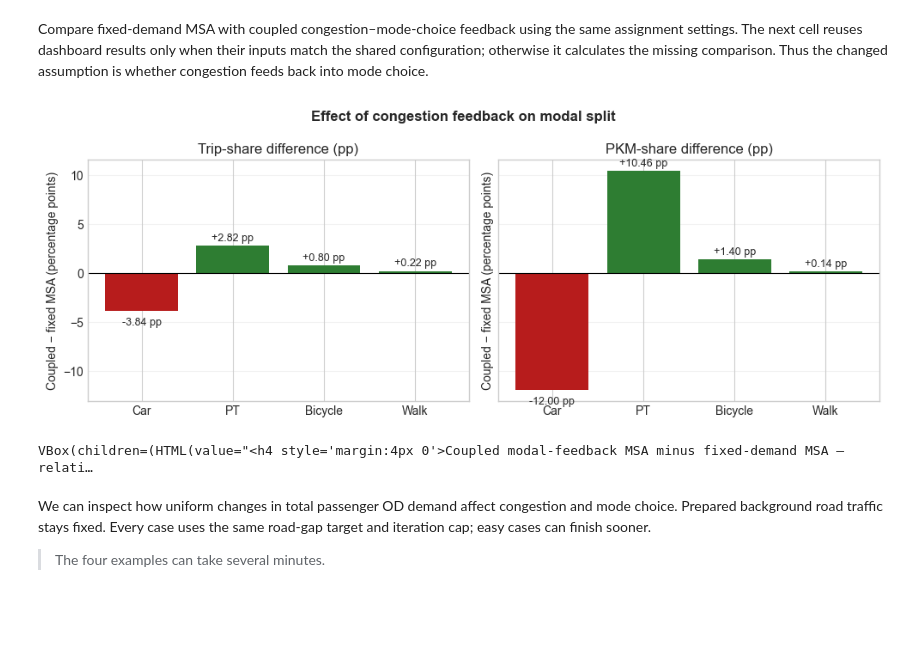
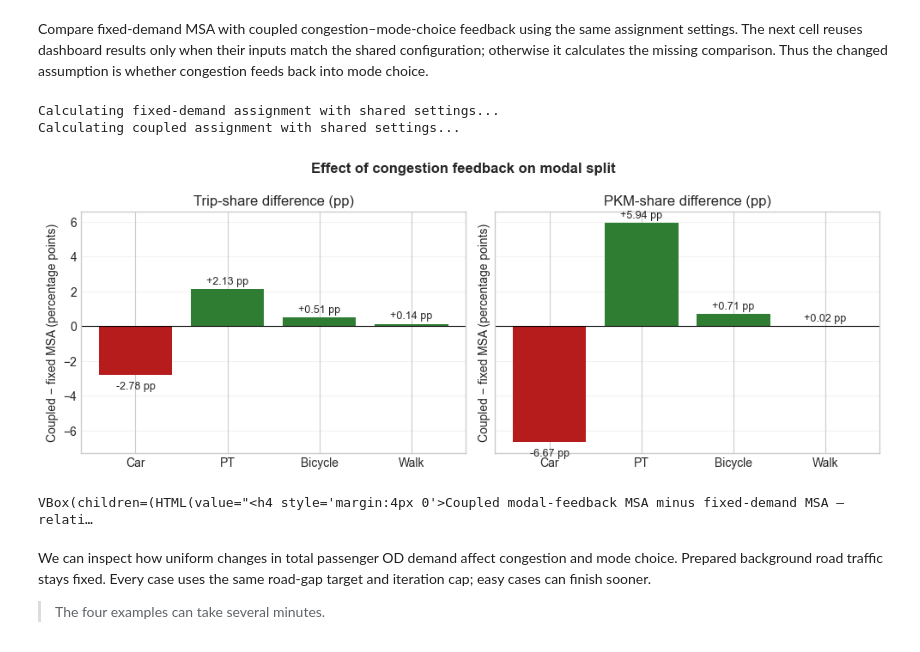
Before and after one commit to ahameafule/IP-HS26-MobilityHub-CaseStudy, a Jupyter notebook: notebooks/02_system_modeling.ipynb, the cells around one changed output. Saved outputs shown, nothing was run; the diff lists cells and outputs as text; code cells hidden in the pictures; blank space fills up the shorter version.

```diff
--- a/notebooks/02_system_modeling.ipynb
+++ b/notebooks/02_system_modeling.ipynb
@@ -741,7 +992,7 @@ if callable(globals().get("dashboard_state", {}).get("close")):
     dashboard_state["close"]()
 
 # Interactive mode-choice & parameter sensitivity dashboard — Stage 0 only
-corridor_zones = list(MEHRSPUR.zone_ids)
+corridor_zones = list(FORCHBAHN.zone_ids)
 
 stage_0_specs = {
     0: stages[0],}
@@ -805,7 +1056,7 @@ print(
 ASSIGNMENT_MODE_STATE = {"result": mode_result}
 ASSIGNMENT_UI, ASSIGNMENT_STATE = tmi.assignment_dashboard(
     ctx,
-    MEHRSPUR,
+    FORCHBAHN,
     ASSIGNMENT_MODE_STATE,
     modal_feedback=False,  # isolate car traffic assignment first
 )
@@ -888,7 +1134,7 @@ This is still a local-network approximation: travel times change on links in the
 # Run the same assignment controls with congestion-to-mode-choice feedback.
 COUPLED_ASSIGNMENT_UI, COUPLED_ASSIGNMENT_STATE = tmi.assignment_dashboard(
     ctx,
-    MEHRSPUR,
+    FORCHBAHN,
     ASSIGNMENT_MODE_STATE,
     modal_feedback=True,
 )
@@ -908,7 +1154,7 @@ def matching_dashboard(state, coupled):
     return (
         result is not None
         and state.get("context") is ctx
-        and state.get("corridor") is MEHRSPUR
+        and state.get("corridor") is FORCHBAHN
         and state.get("mode_cache_key") == tuple(_assignment_mode_result.cache_key)
         and bool(result.diagnostics.get("modal_feedback", False)) == coupled
         and tmi.assignment_settings_match(result.diagnostics, ASSIGNMENT_OPTIONS,
@@ -920,7 +1166,7 @@ def comparison_assignment(state, coupled):
         return state["result"]
     print(f"Calculating {'coupled' if coupled else 'fixed-demand'} assignment with shared settings...")
     runner = tmi.run_coupled_corridor_assignment if coupled else tmi.run_corridor_assignment
-    result = runner(ctx, MEHRSPUR, _assignment_mode_result,
+    result = runner(ctx, FORCHBAHN, _assignment_mode_result,
         passthrough_fraction=tmi.DEFAULT_PASSTHROUGH_FRACTION,
         **tmi.assignment_solver_kwargs(ASSIGNMENT_OPTIONS, coupled=coupled))
     # Keep the interactive dashboard's own selected result separate.
@@ -947,7 +1193,7 @@ if coupled_mode is None:
 zone_ids = (
     corridor_zones
     if "corridor_zones" in globals()
-    else MEHRSPUR.zone_ids
+    else FORCHBAHN.zone_ids
 )
 
 fixed_metrics = tmi.extract_corridor_metrics(
@@ -1086,37 +1332,39 @@ for output_column, source_column in comparison_metrics.items():
     )
 
 exports.save_outputs("1_6_feedback_link_differences", tables={
     "": link_differences.drop(columns="geometry", errors="ignore"),
 })
 NETWORK_FEEDBACK_DIFFERENCE_MAP = tmi.network_explorer(
     link_differences,
     {
         "Traffic-volume difference (%)": {
             "column": "flow_difference_pct",
         },
         "Volume/capacity difference (%)": {
             "column": "vc_difference_pct",
         },
         "Congested-time difference (%)": {
             "column": "time_difference_pct",
         },
         "Assigned-speed difference (%)": {
             "column": "speed_difference_pct",
         },
     },
-    gates=MEHRSPUR.gates,
-    polygon=MEHRSPUR.polygon_gdf,
+    gates=FORCHBAHN.gates,
+    polygon=FORCHBAHN.polygon_gdf,
     title=(
         "Coupled modal-feedback MSA minus fixed-demand MSA — "
         "relative link differences only"
     ),
     height=650,
 )
 
 display(NETWORK_FEEDBACK_DIFFERENCE_MAP)
 # %% [output]
+Calculating fixed-demand assignment with shared settings...
+Calculating coupled assignment with shared settings...
-[figure, old version]
+[figure, new version]
-VBox(children=(HTML(value="<h4 style='margin:4px 0'>Coupled modal-feedback MSA minus fixed-demand MSA — relati…
+VBox(children=(HTML(value="<h4 style='margin:4px 0'>Coupled modal-feedback MSA minus fixed-demand MSA — relati…
 # %% [markdown]
 We can inspect how uniform changes in total passenger OD demand affect congestion and mode choice. Prepared background road traffic stays fixed. Every case uses the same road-gap target and iteration cap; easy cases can finish sooner.
 
```
Also changed, not shown: parts of 20 cells of this notebook, 5 other files.
